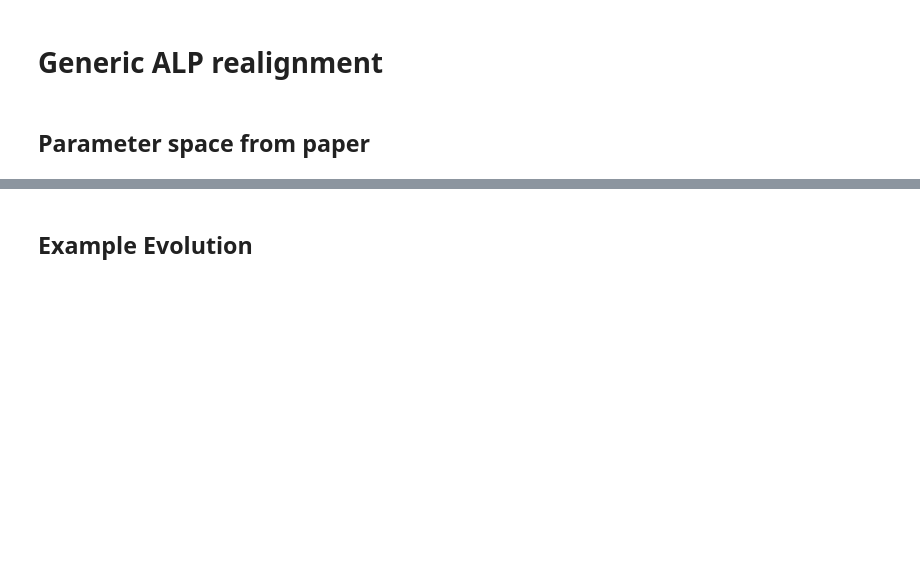
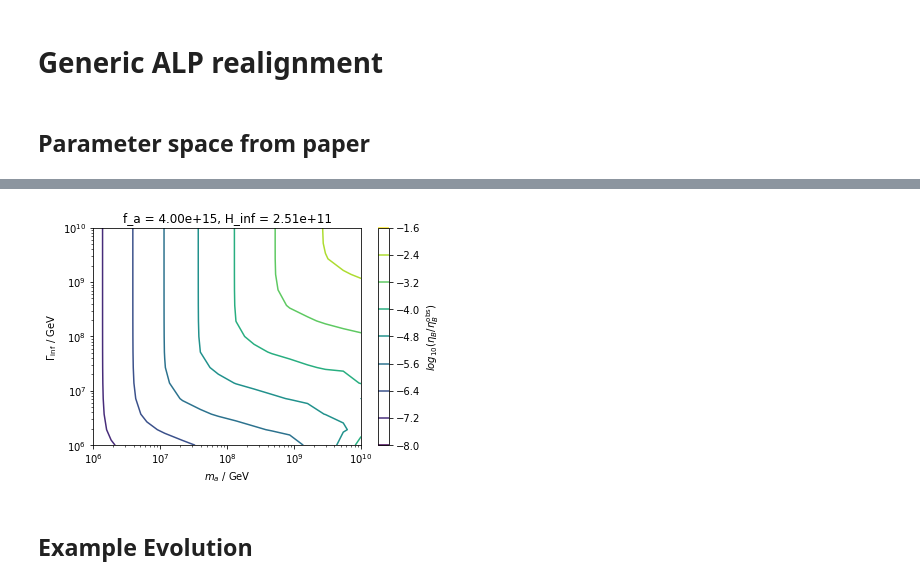
Before and after one commit to anna-jana/masters-project, a Jupyter notebook: transport_eq_in_time/realignment.ipynb, the cells around one changed output, grey strips where cells are left out. Saved outputs shown, nothing was run; the diff lists cells and outputs as text; code cells hidden in the pictures; blank space fills up the shorter version.

```diff
--- a/transport_eq_in_time/realignment.ipynb
+++ b/transport_eq_in_time/realignment.ipynb
@@ -45,3 +50,7 @@ def plot(data, f_a):
+# %%
+plot(data, None)
+# %% [output]
+[figure, added]
 # %% [markdown]
 ## Example Evolution
 # %%
```
Also changed, not shown: parts of 3 cells of this notebook, 3 other files.
